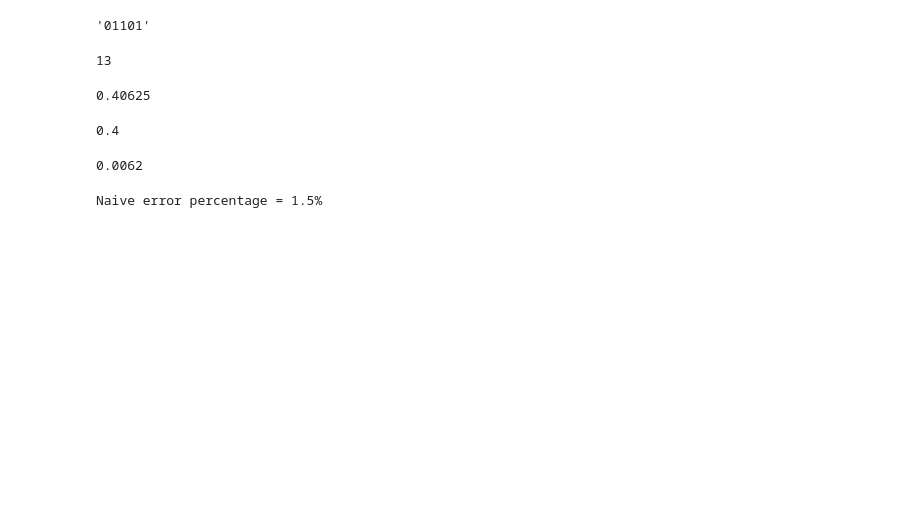
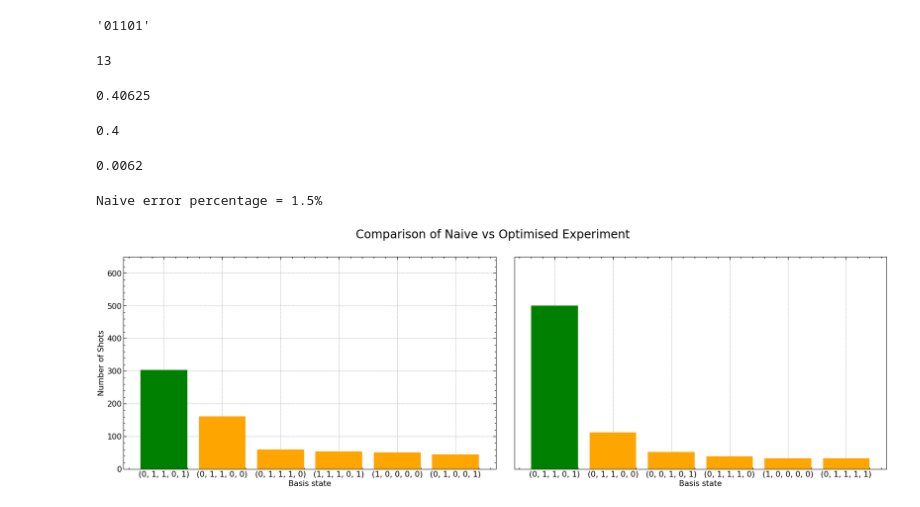
Before and after one commit to CalMacCQ/pytket-demos, a Jupyter notebook: phase_estimation/PhaseEstimation.ipynb, the cells around one changed output. Saved outputs shown, nothing was run; the diff lists cells and outputs as text; code cells hidden in the pictures; blank space fills up the shorter version.

Commit message:
expand plotting

```diff
--- a/phase_estimation/PhaseEstimation.ipynb
+++ b/phase_estimation/PhaseEstimation.ipynb
@@ -213,3 +213,9 @@ naive_error # How much did we miss our expected result by? absolute value to 4dp
 percentage_error(naive_error) # percentage error to 1dp
 # %% [output]
 Naive error percentage = 1.5%
+# %%
+from plotting import plot_results_comparison
+
+plot_results_comparison(my_result, my_result_opt, rank=rank_number, n_shots=1000, save_png=True)
+# %% [output]
+[figure, added]
```
Also changed, not shown: parts of 2 cells of this notebook, 4 other files.
